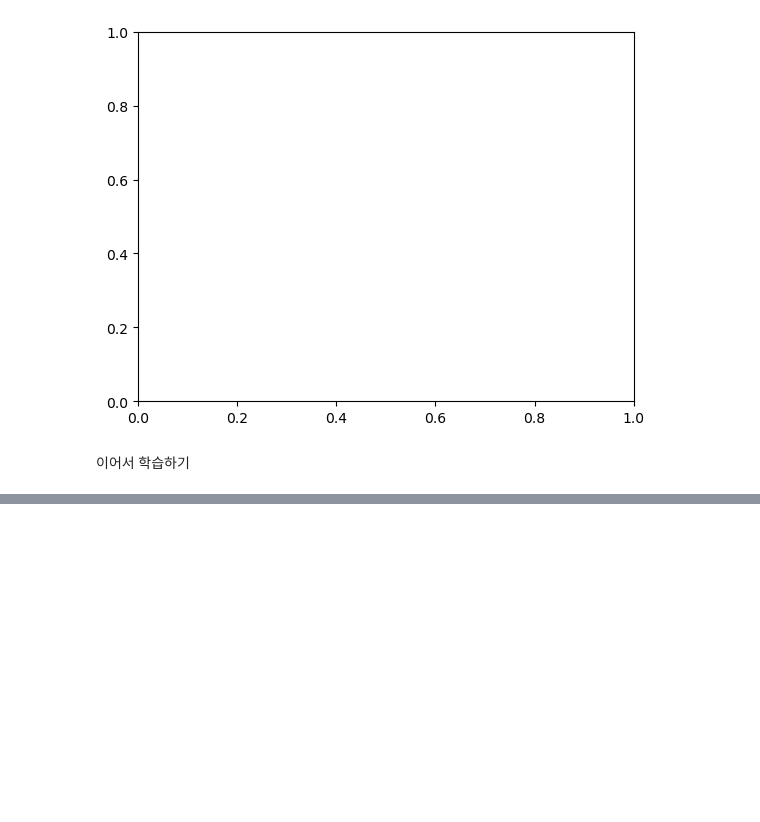
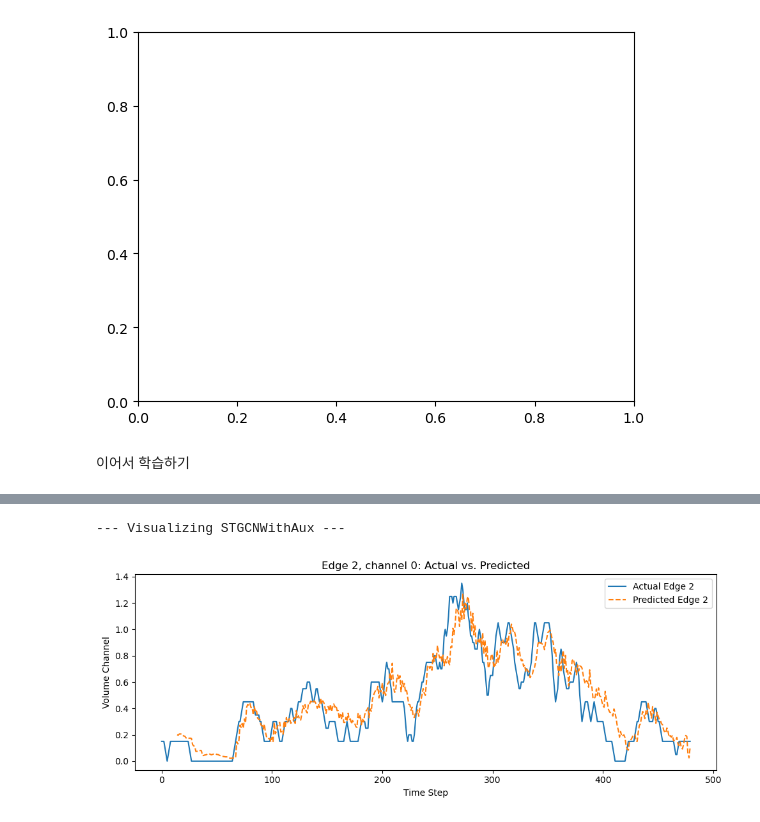
Before and after one commit to HiverXD/Traffic-Congestion-Prediction, a Jupyter notebook: src/baseline_train_refactoring.ipynb, the cells around one changed output, grey strips where cells are left out. Drawn from its saved outputs; the diff is of its cells as text; code cells hidden in the pictures; blank space fills up the shorter version.

```diff
--- a/src/baseline_train_refactoring.ipynb
+++ b/src/baseline_train_refactoring.ipynb
@@ -299,32 +299,35 @@ for name, ModelClass in models.items():
         if name == "DCRNN":
             kwargs.update(K=2)
         elif name == "STGCN":
             kwargs.update(kernel_size=3, K=2)
         elif name == "GCNMLP":
             kwargs.update(mlp_hidden_dim=16, mlp_pred_dropout=0.0)
         elif name == "STGAT":
             kwargs.update(encoder_depth=2, kernel_size=3, heads=4)
         elif name == "STGCNWithAux":
             kwargs = dict(
                     num_nodes=E,
                     node_feature_dim=5,
                     pred_node_dim=3,
                     encoder_embed_dim=32,
                     aux_embed_dim=32,
                     aux_data=aux_tensor,
             )
 
         model = ModelClass(**kwargs)
 
     # (2) 가중치 로드 (임시. 나중에 수정해야 함.)
-    if name == "STGCN":
-        ckpt_path = os.path.join(SAVE_DIR, f"{name}_h32_el1.pth")
+    if name == "STGCNWithAux":
+        ckpt_path = os.path.join(SAVE_DIR, f"STGCNWithAux_epoch033_val0.7441.pth")
     else:
         ckpt_path = os.path.join(SAVE_DIR, f"{name}.pth")
     model.load_state_dict(torch.load(ckpt_path, map_location=DEVICE, weights_only=True))
     model = model.to(DEVICE)
 
     print(f"\n--- Visualizing {name} ---")
     EDGE_IDS = [2]
     expanded_data = add_tod_dow(data, week_steps=week_steps, C_origin=C_origin)
     visualize_predictions(model, expanded_data, EDGE_IDS, DEVICE, EDGE_INDEX, EDGE_ATTR, interval=(480*5,480*6), channel=0)
+# %% [output]
+--- Visualizing STGCNWithAux ---
+[figure, added]
```
Also changed, not shown: parts of 2 cells of this notebook, 7 other files.
